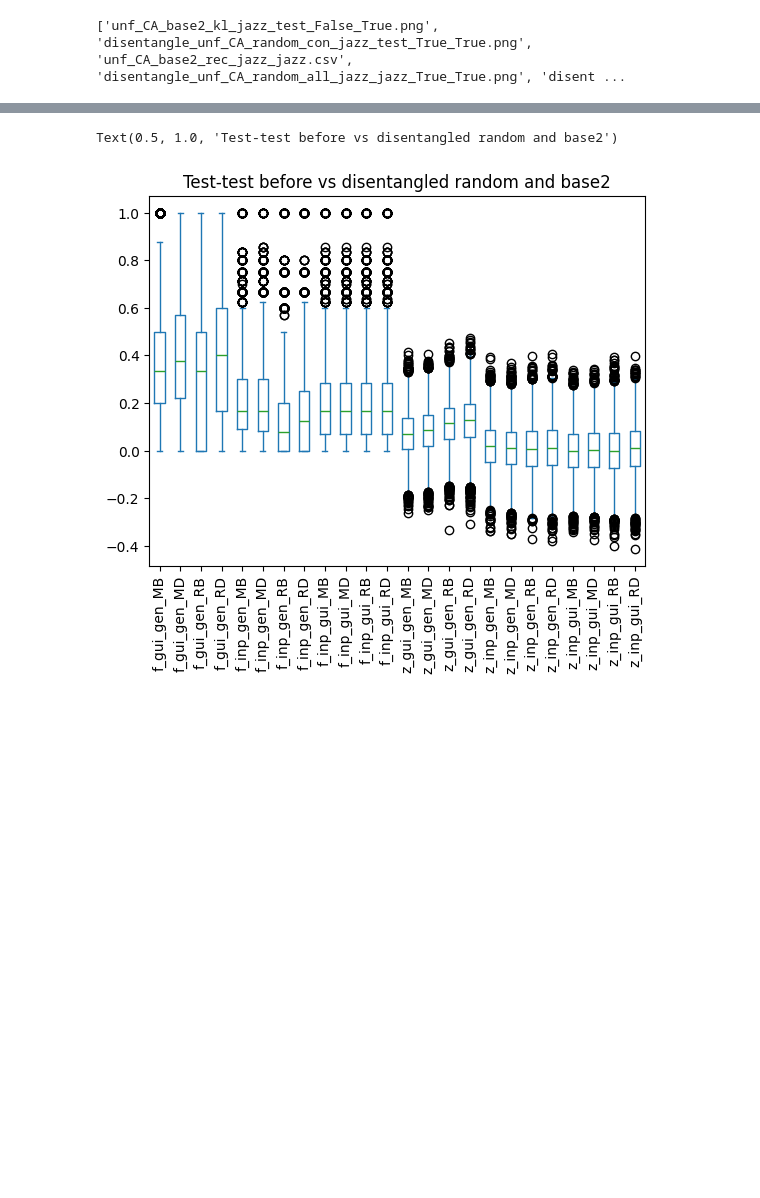
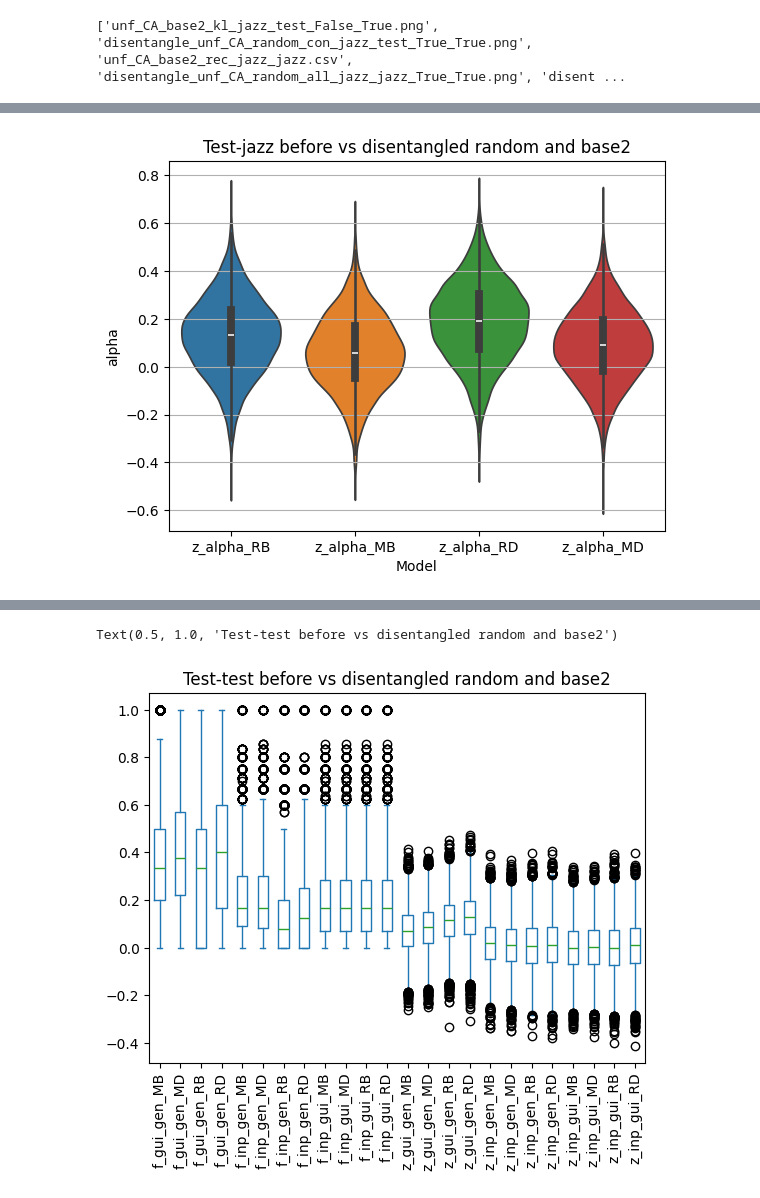
Before and after one commit to maximoskp/GuidedGridMLMH, a Jupyter notebook: experiments_comparisons.ipynb, the cells around one changed output, grey strips where cells are left out. Drawn from its saved outputs; the diff is of its cells as text; code cells hidden in the pictures; blank space fills up the shorter version.

```diff
--- a/experiments_comparisons.ipynb
+++ b/experiments_comparisons.ipynb
@@ -16,0 +46,28 @@ datasets = ['test', 'jazz']
+# %%
+descr = 'Test-jazz before vs disentangled random and base2'
+
+random_all_test_before = pd.read_csv( results_folder + 'unf_CA_random_all_test_jazz.csv' ).add_suffix('_RB')
+base2_all_test_before = pd.read_csv( results_folder + 'unf_CA_base2_all_test_jazz.csv' ).add_suffix('_MB')
+
+random_all_test_dis = pd.read_csv( results_folder + 'disentangle_unf_CA_random_all_test_jazz.csv' ).add_suffix('_RD')
+base2_all_test_dis = pd.read_csv( results_folder + 'disentangle_unf_CA_base2_all_test_jazz.csv' ).add_suffix('_MD')
+
+df = pd.concat([
+    random_all_test_before['z_alpha_RB'],
+    base2_all_test_before['z_alpha_MB'],
+    random_all_test_dis['z_alpha_RD'],
+    base2_all_test_dis['z_alpha_MD']
+], axis=1)
+
+fig, axes = plt.subplots()
+
+sns.violinplot( data=df, ax = axes)
+axes.set_title(descr)
+
+axes.yaxis.grid(True)
+axes.set_xlabel('Model')
+axes.set_ylabel('alpha')
+
+plt.show()
+# %% [output]
+[figure, added]
```
Also changed, not shown: parts of 5 cells of this notebook, 2 other files.
